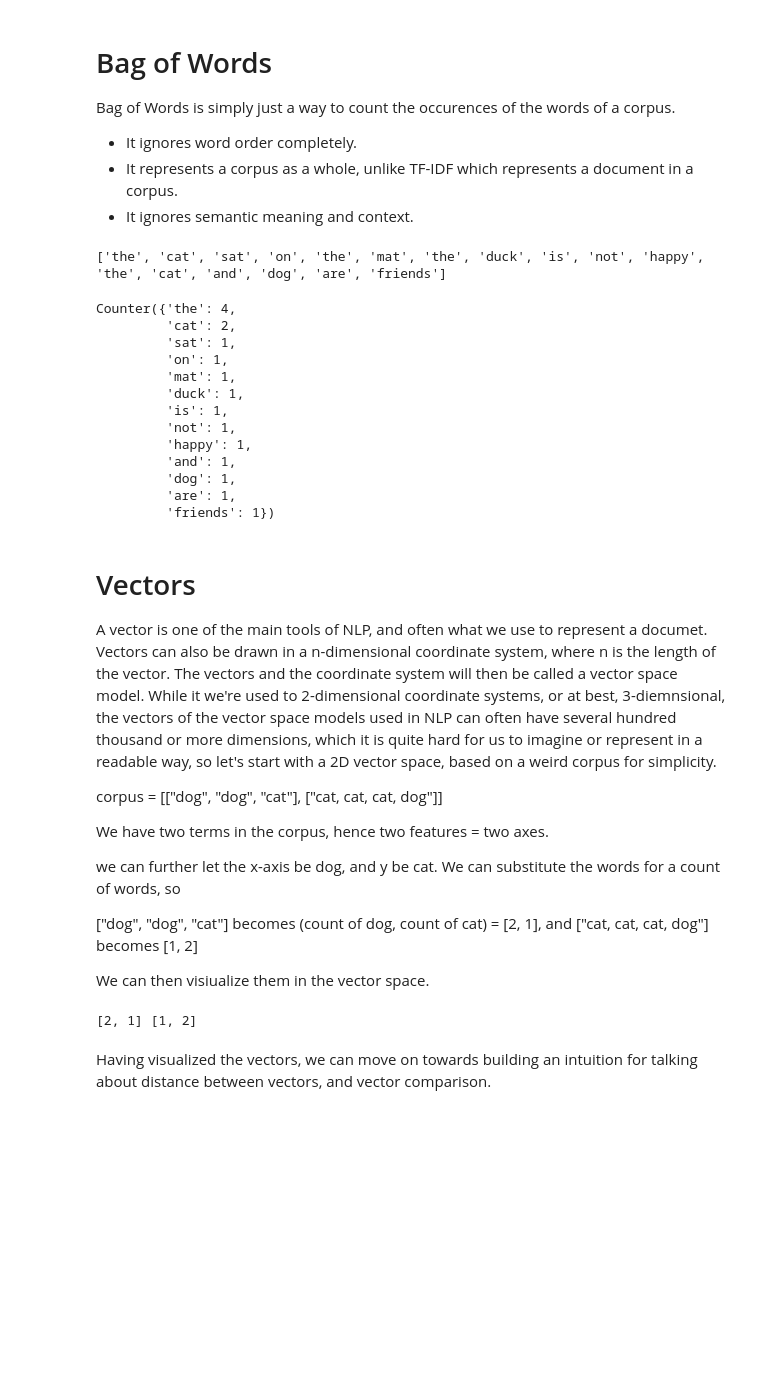
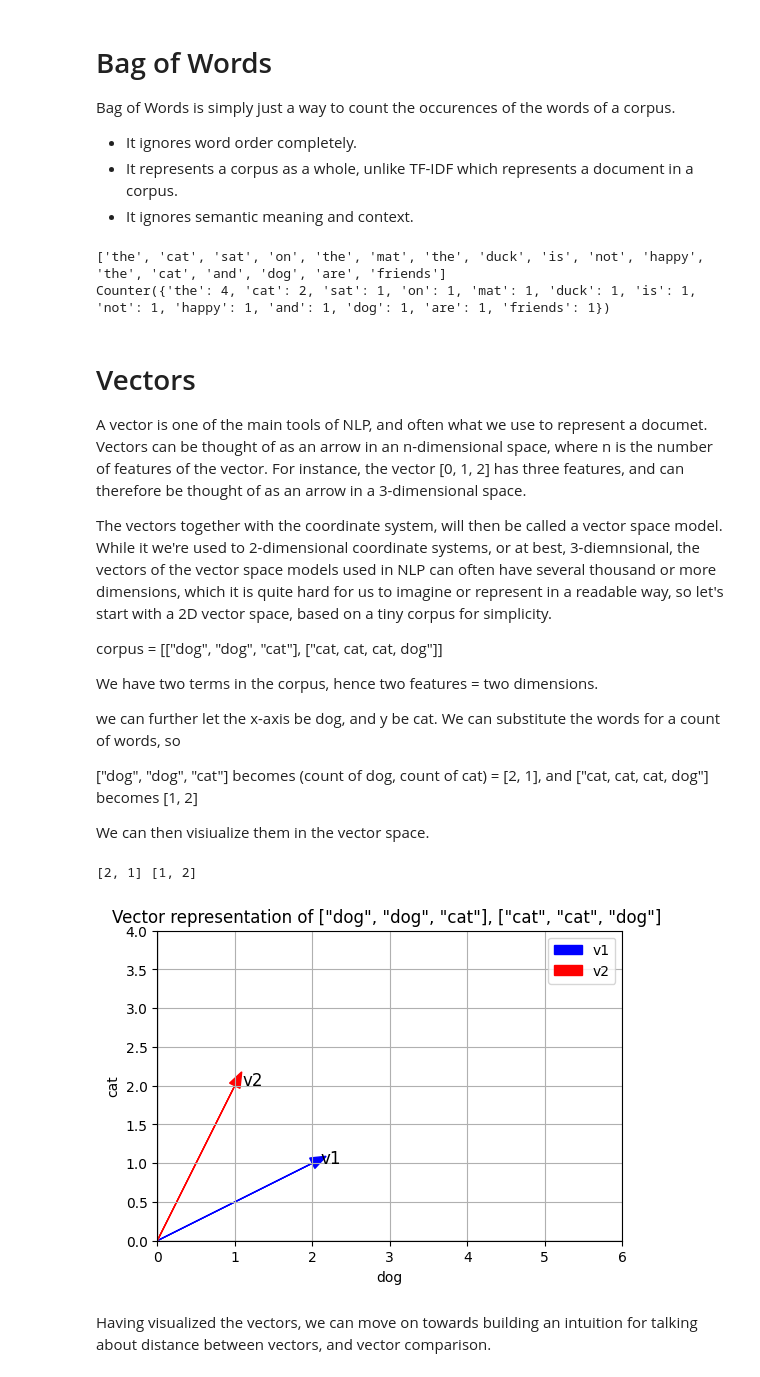
Before and after one commit to harkav/NLP-notebook, a Jupyter notebook: notebooks/NLP_Similarity_Methods.ipynb, the cells around one changed output. Saved outputs shown, nothing was run; the diff lists cells and outputs as text; code cells hidden in the pictures; blank space fills up the shorter version.

```diff
--- a/notebooks/NLP_Similarity_Methods.ipynb
+++ b/notebooks/NLP_Similarity_Methods.ipynb
@@ -269,16 +374,24 @@ Bag of Words is simply just a way to count the occurences of the words of a corp
 - It ignores semantic meaning and context.
 # %%
 from collections import Counter
+import spacy
 
-def bag_of_words(corpus : list[list[str]]) -> dict[str, int]:
+# Load the SpaCy English tokenizer
+nlp = spacy.load("en_core_web_sm")
 
-    corpus_wordlist = [word.lower() for doc in corpus for word in tokenize(doc)]
+def tokenize(document: str) -> list[str]:
+    """Tokenize a doc using spacy"""
+    doc = nlp(document)
+
+    return [word for word in doc]
+
+
+def bag_of_words(corpus: list[str]) -> dict[str, int]:
+    corpus_wordlist = [word.lower_ for doc in corpus for word in tokenize(doc)]
     print(corpus_wordlist)
 
     # create count:
-
     BoW = Counter(corpus_wordlist)
-
     return BoW
 
 corpus = [
@@ -287,31 +400,23 @@ corpus = [
     "The cat and dog are friends"
 ]
 
-bag_of_words(corpus)
+print(bag_of_words(corpus))
 # %% [output]
 ['the', 'cat', 'sat', 'on', 'the', 'mat', 'the', 'duck', 'is', 'not', 'happy', 'the', 'cat', 'and', 'dog', 'are', 'friends']
+Counter({'the': 4, 'cat': 2, 'sat': 1, 'on': 1, 'mat': 1, 'duck': 1, 'is': 1, 'not': 1, 'happy': 1, 'and': 1, 'dog': 1, 'are': 1, 'friends': 1})
-Counter({'the': 4,
-         'cat': 2,
-         'sat': 1,
-         'on': 1,
-         'mat': 1,
-         'duck': 1,
-         'is': 1,
-         'not': 1,
-         'happy': 1,
-         'and': 1,
-         'dog': 1,
-         'are': 1,
-         'friends': 1})
 # %% [markdown]
 # Vectors
 
-A vector is one of the main tools of NLP, and often what we use to represent a documet. Vectors can also be drawn in a n-dimensional coordinate system, where n is the length of the vector. The vectors and the coordinate system will then be called a vector space model.
-While it we're used to 2-dimensional coordinate systems, or at best, 3-diemnsional, the vectors of the vector space models used in NLP can often have several hundred thousand or more dimensions, which it is quite hard for us to imagine or represent in a readable way, so let's start with a 2D vector space, based on a weird corpus for simplicity.
+A vector is one of the main tools of NLP, and often what we use to represent a documet.
+Vectors can be thought of as an arrow in an n-dimensional space, where n is the number of features of the vector.
+For instance, the vector [0, 1, 2] has three features, and can therefore be thought of as an arrow in a 3-dimensional space.
+
+The vectors together with the coordinate system, will then be called a vector space model.
+While it we're used to 2-dimensional coordinate systems, or at best, 3-diemnsional, the vectors of the vector space models used in NLP can often have several thousand or more dimensions, which it is quite hard for us to imagine or represent in a readable way, so let's start with a 2D vector space, based on a tiny corpus for simplicity.
 
 corpus = [["dog", "dog", "cat"], ["cat, cat, cat, dog"]]
 
-We have two terms in the corpus, hence two features = two axes.
+We have two terms in the corpus, hence two features = two dimensions.
 
 we can further let the x-axis be dog, and y be cat. We can substitute the words for a count of words, so
 
@@ -324,39 +429,37 @@ corpus = [["dog", "dog", "cat"], ["cat", "cat", "dog"]]
 v1 = [corpus[0].count("dog"), corpus[0].count("cat")]
 v2 = [corpus[1].count("dog"), corpus[1].count("cat")]
 
 print(v1, v2)
 
 import matplotlib.pyplot as plt
 
 
 # Set up the plot
 plt.figure(figsize=(6, 6))
 plt.grid(True)
 plt.axhline(0, color='grey', lw=1)
 plt.axvline(0, color='grey', lw=1)
 
 # Plot arrows from origin
 plt.arrow(0, 0, v1[0], v1[1], head_width=0.15, head_length=0.2, fc='blue', ec='blue', label='v1')
 plt.arrow(0, 0, v2[0], v2[1], head_width=0.15, head_length=0.2, fc='red', ec='red', label='v2')
 
-# Plot the dashed distance line between vector tips
-plt.plot([v1[0], v2[0]], [v1[1], v2[1]], color='black', linestyle='dashed', label='Distance')
-
 # Annotate vector tips
 plt.text(v1[0] + 0.1, v1[1], 'v1', fontsize=12)
 plt.text(v2[0] + 0.1, v2[1], 'v2', fontsize=12)
 
 # Axis settings
 plt.xlim(0, 6)
 plt.ylim(0, 4)
-plt.xlabel('x')
-plt.ylabel('y')
-plt.title('Vectors and Euclidean Distance')
+plt.xlabel('dog')
+plt.ylabel('cat')
+plt.title('Vector representation of ["dog", "dog", "cat"], ["cat", "cat", "dog"] ')
 plt.legend()
 plt.gca().set_aspect('equal')  # Keep aspect ratio square
 plt.show()
 # %% [output]
 [2, 1] [1, 2]
+[figure, added]
 # %% [markdown]
 Having visualized the vectors, we can move on towards building an intuition for talking about distance between vectors, and vector comparison.
 # %% [markdown]
```
Also changed, not shown: parts of 16 cells of this notebook.
